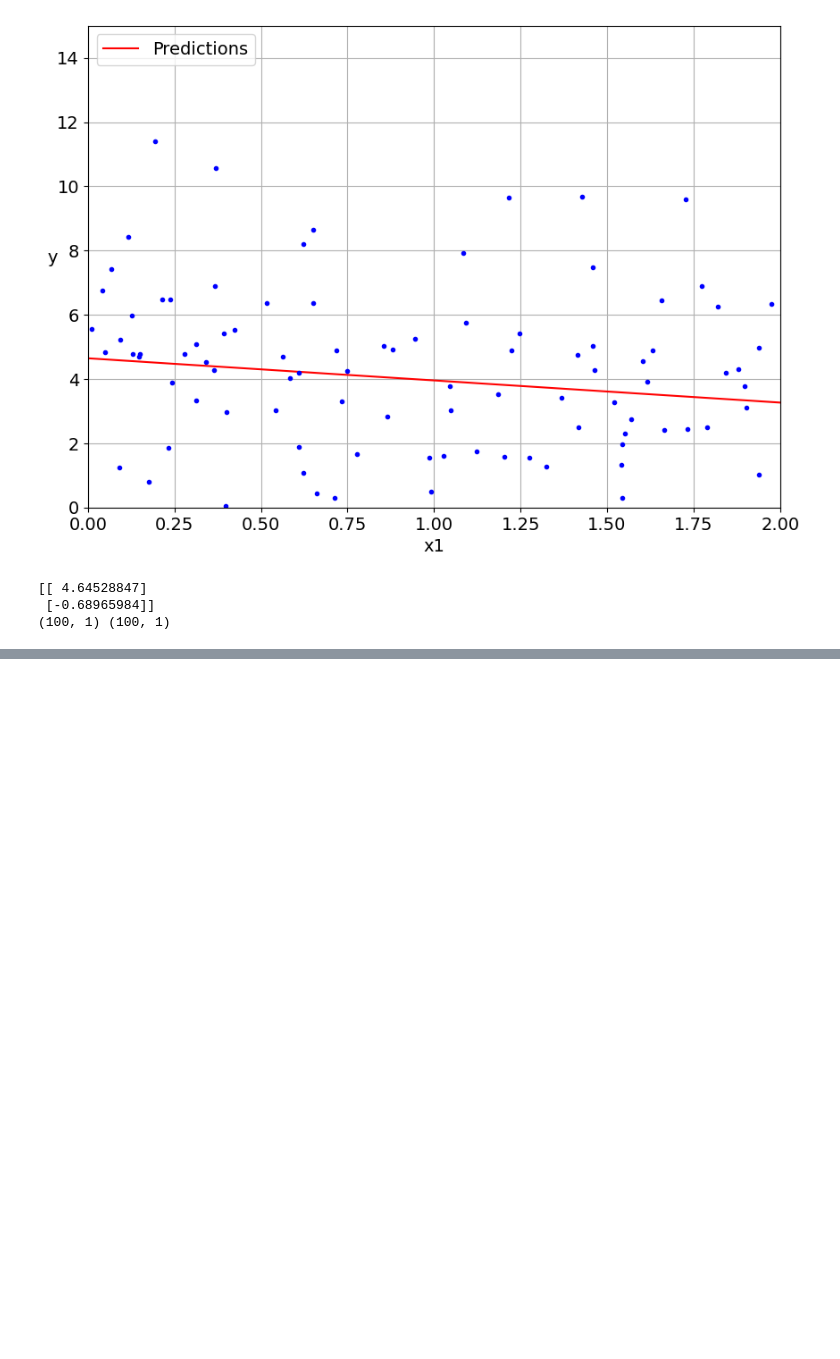
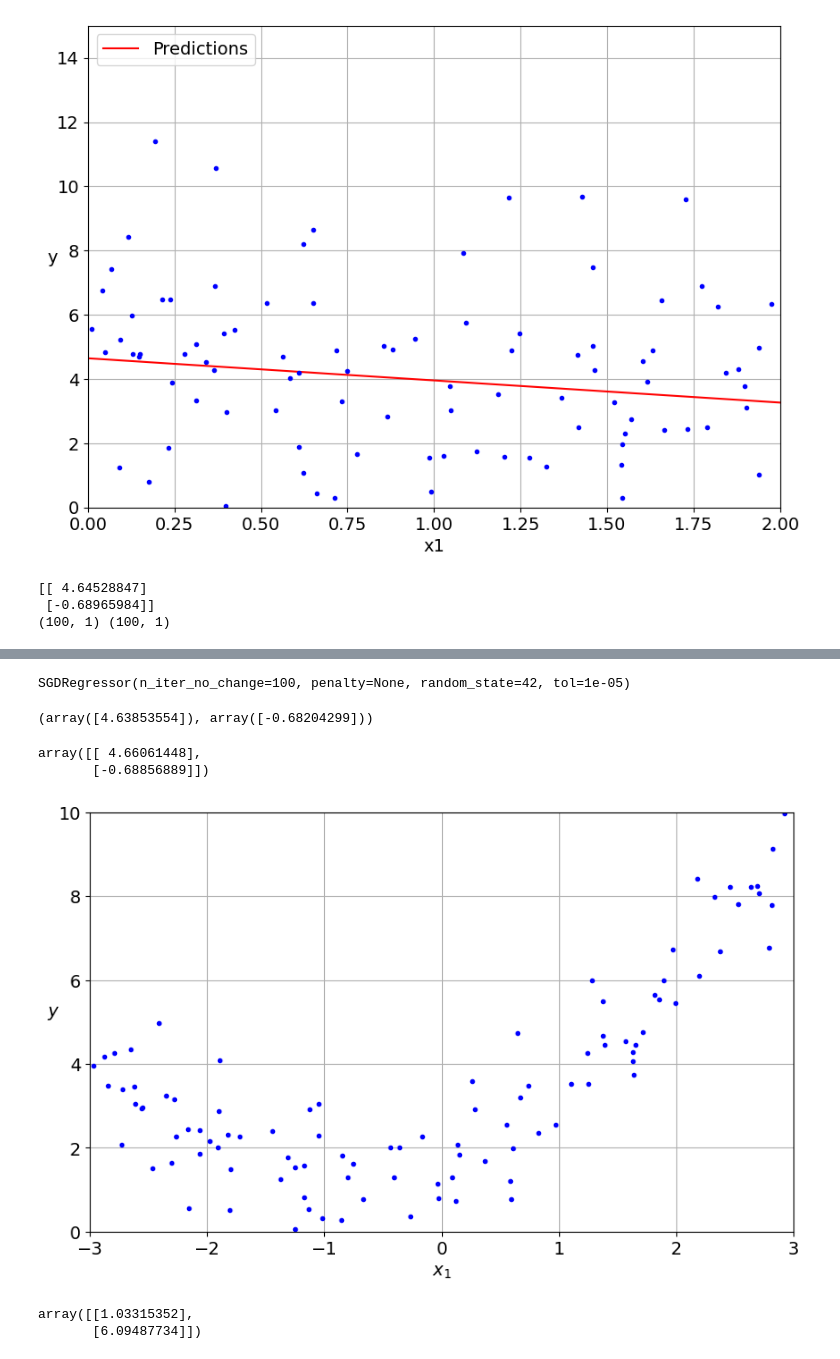
Before and after one commit to Turqan522/MachineLearning, a Jupyter notebook: Bank_Customer_Churn_Prediction.ipynb, the cells around one changed output, grey strips where cells are left out. Cells and saved outputs as stored; diff of their text form; code cells hidden in the pictures; blank space fills up the shorter version.

```diff
--- a/Bank_Customer_Churn_Prediction.ipynb
+++ b/Bank_Customer_Churn_Prediction.ipynb
@@ -229,0 +258,11 @@ print(X.shape, y.shape)
+# %%
+from sklearn.linear_model import SGDRegressor
+
+sgd_reg=SGDRegressor(max_iter=1000,tol=1e-5,penalty=None,eta0=0.01,random_state=42,n_iter_no_change=100)
+sgd_reg.fit(X,y.ravel())
+# %% [output]
+SGDRegressor(n_iter_no_change=100, penalty=None, random_state=42, tol=1e-05)
+# %%
+sgd_reg.intercept_, sgd_reg.coef_
+# %% [output]
+(array([4.63853554]), array([-0.68204299]))
@@ -229,0 +291,20 @@ print(X.shape, y.shape)
+# %%
+theta
+# %% [output]
+array([[ 4.66061448],
+       [-0.68856889]])
+# %%
+np.random.seed(42)
+m=100
+X=6*np.random.rand(m,1)-3
+y=0.5*X**2+X+2+np.random.randn(m,1)
+# %%
+plt.figure(figsize=(10,6))
+plt.plot(X,y,'b.')
+plt.xlabel('$x_1$')
+plt.ylabel('$y$',rotation=0)
+plt.axis([-3,3,0,10])
+plt.grid()
+plt.show()
+# %% [output]
+[figure, added]
@@ -229,0 +315,8 @@ print(X.shape, y.shape)
+# %%
+lin_reg.fit(X, y)
+
+predictions = lin_reg.predict([[-3], [3]])
+predictions
+# %% [output]
+array([[1.03315352],
+       [6.09487734]])
```
Also changed, not shown: parts of 17 cells of this notebook.
